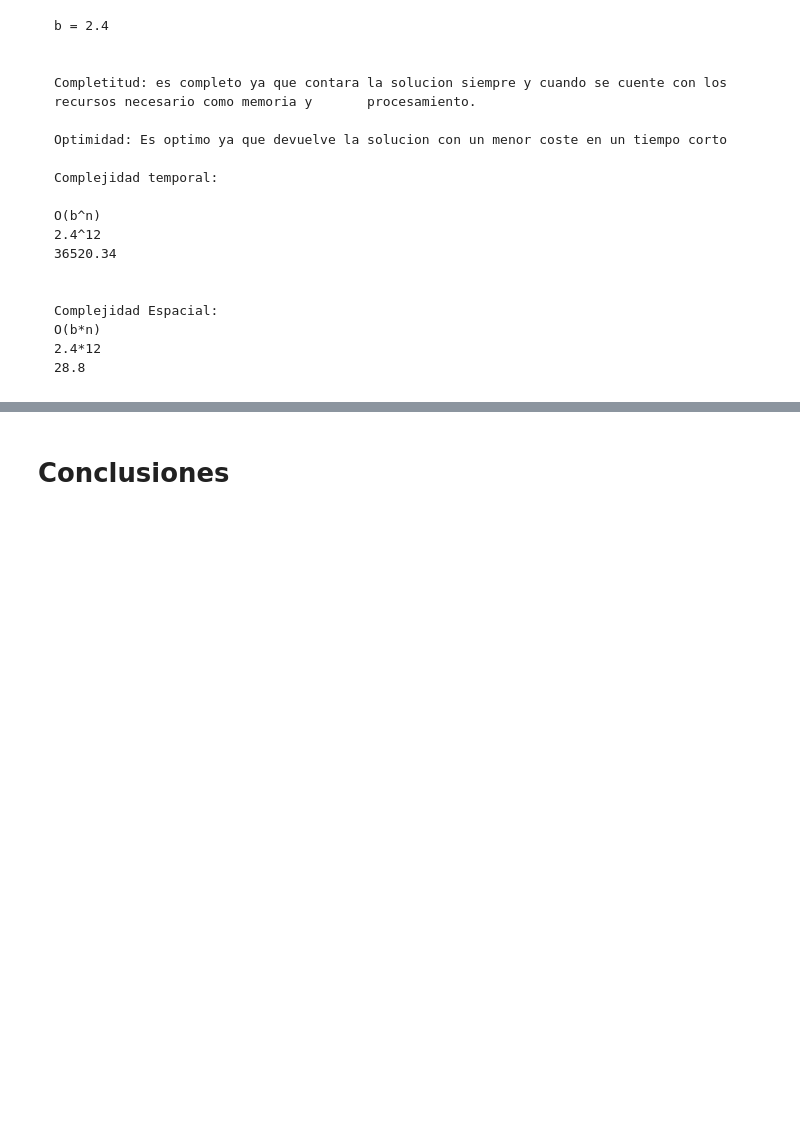
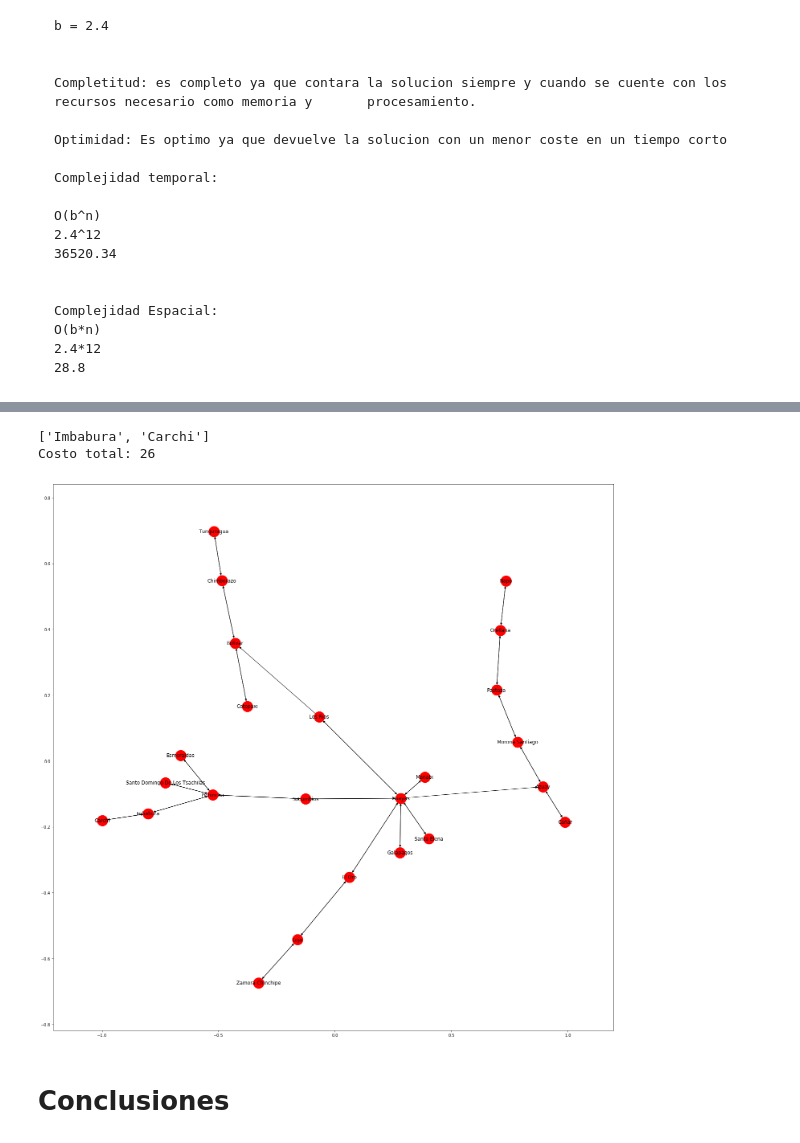
Before and after one commit to NikoAP77/Inteligencia-Artificial, a Jupyter notebook: BusquedaCosto.ipynb, the cells around one changed output, grey strips where cells are left out. Saved outputs shown, nothing was run; the diff lists cells and outputs as text; code cells hidden in the pictures; blank space fills up the shorter version.

```diff
--- a/BusquedaCosto.ipynb
+++ b/BusquedaCosto.ipynb
@@ -251,2 +253,56 @@ Costo total: 1.4
+# %%
+#Implementar
+if __name__ == "__main__":
+    connectionsCovid = {
+        'Guayas': {'Los Rios':274 , 'Manabi':244, 'Galapagos':11, 'Santa Elena':95, 'El Oro':193, 'Azuay':205, 'Sucumbios':33},
+        'Los Rios': {'Guayas':5754, 'Bolivar':39},
+        'Bolivar': {'Cotopaxi':46, 'Chimborazo':99},
+        'Chimborazo': {'Tunguragua':53, 'Bolivar':39},
+        'Tunguragua': {'Chimborazo':99},
+        'Cotopaxi': {'Bolivar':39},
+        'Galapagos': {'Guayas':5754},
+        'Santa Elena': {'Guayas':5754},
+        'El Oro': {'Loja':86, 'Guayas':5754},
+        'Loja': {'Zamora Chinchipe':5, 'El Oro':193},
+        'Zamora Chinchipe': {'Loja':86},
+        'Azuay': {'Cañar':117, 'Morona Santiago':21},
+        'Cañar': {'Azuay':205},
+        'Morona Santiago': {'Azuay':205, 'Pastaza':17},
+        'Pastaza': {'Orellana':7, 'Morona Santiago':21},
+        'Orellana': {'Napo':8, 'Pastaza':17},
+        'Napo': {'Orellana':7},
+        'Sucumbios': {'Guayas':5754, 'Pichincha':736},
+        'Pichincha': {'Sucumbios':33, 'Santo Domingo De Los Tsachilas':68, 'Esmeraldas':53, 'Imbabura':35},
+        'Santo Domingo De Los Tsachilas': {'Pichincha':736},
+        'Esmeraldas': {'Pichincha':736},
+        'Imbabura': {'Carchi':26, 'Pichincha':736},
+        'Carchi': {'Imbabura':35},
+        'Manabi': {'Guayas':5754}
+    }
+
+    init_state = 'Imbabura'
+    solution = 'Carchi'
+    solution_node = search_costo_solucion(connectionsCovid, init_state, solution)
+    # mostrar resultado
+    result = []
+    node = solution_node
+
+    if node is not None:
+        while node.fathr is not None:
+            result.append(node.data)
+            node = node.fathr
+        result.append(init_state)
+        result.reverse() # Reverso el resultado (Solo para presentar)
+        print(result)
+        print("Costo total: %s" % str(solution_node.cost)) # Imprimir el costo total de llegar al nodo
+
+    else:
+        print("No hay solucion !!!!")
+
+    graficarNodos(connectionsCovid)
+# %% [output]
+['Imbabura', 'Carchi']
+Costo total: 26
+[figure, added]
 # %% [markdown]
 # Conclusiones
```
Also changed, not shown: parts of 4 cells of this notebook, 1 other file.
